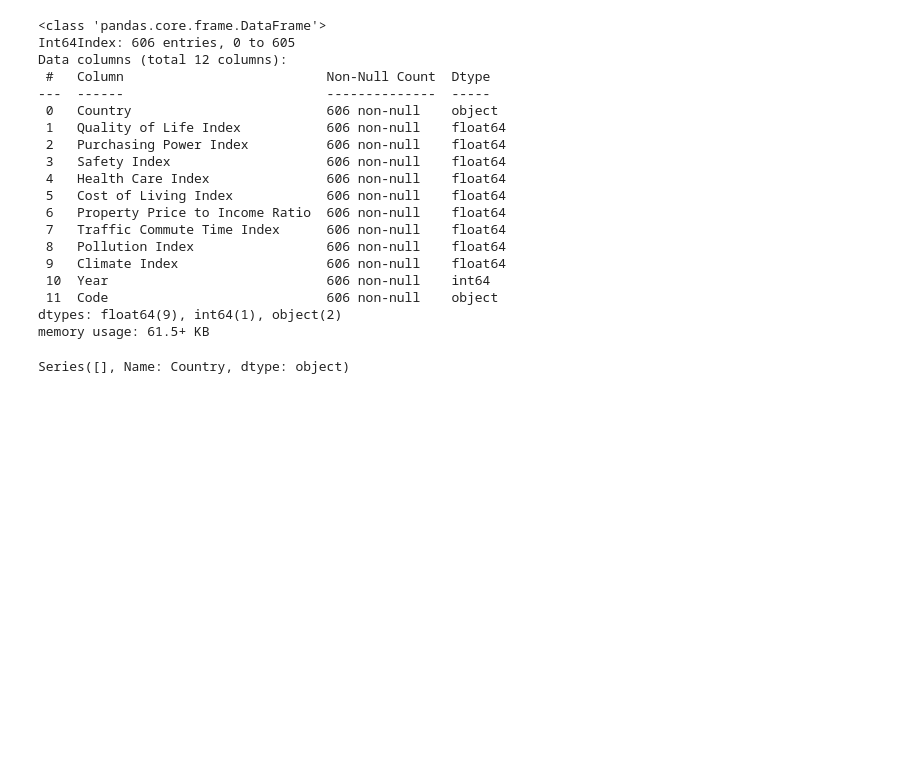
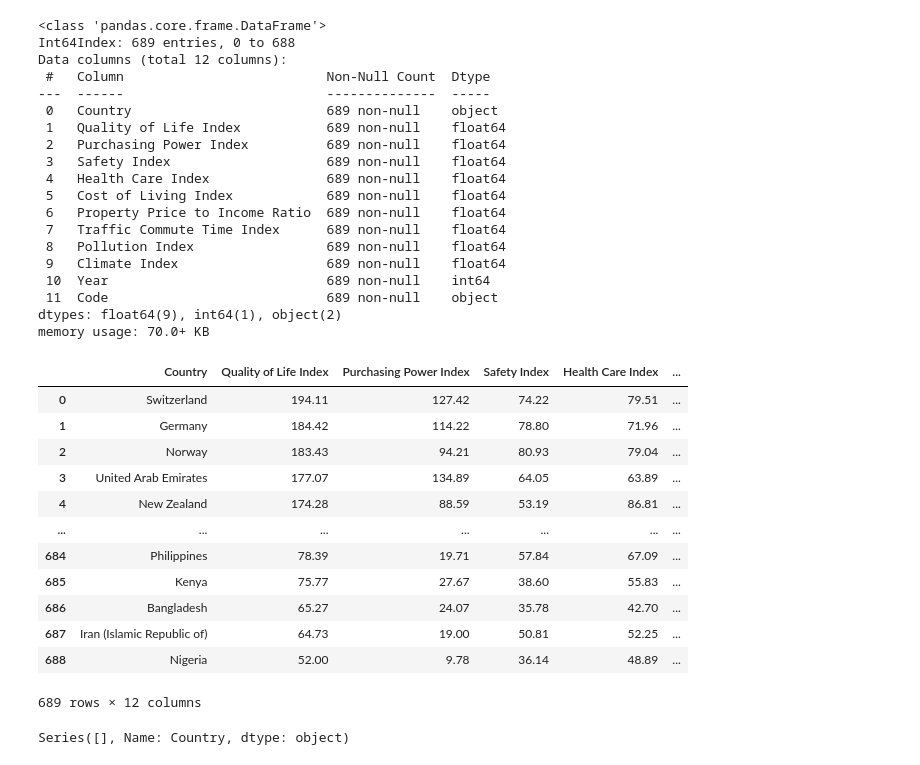
Before and after one commit to rockdonald2/WhereShouldIGoViz, a Jupyter notebook: normalizeData.ipynb, the cells around one changed output. Cells and saved outputs as stored; diff of their text form; code cells hidden in the pictures; blank space fills up the shorter version.

```diff
--- a/normalizeData.ipynb
+++ b/normalizeData.ipynb
@@ -71,26 +71,40 @@ mergedData.loc[mergedData['Country'] == 'Bolivia', 'Country'] = 'Bolivia (Plurin
 mergedData = mergedData.merge(codes, how='left', left_on='Country', right_on='Country')
 # %%
 mergedData.info()
+mergedData
 # %% [output]
 <class 'pandas.core.frame.DataFrame'>
-Int64Index: 606 entries, 0 to 605
+Int64Index: 689 entries, 0 to 688
 Data columns (total 12 columns):
  #   Column                          Non-Null Count  Dtype
 ---  ------                          --------------  -----
- 0   Country                         606 non-null    object
- 1   Quality of Life Index           606 non-null    float64
- 2   Purchasing Power Index          606 non-null    float64
- 3   Safety Index                    606 non-null    float64
- 4   Health Care Index               606 non-null    float64
- 5   Cost of Living Index            606 non-null    float64
- 6   Property Price to Income Ratio  606 non-null    float64
- 7   Traffic Commute Time Index      606 non-null    float64
- 8   Pollution Index                 606 non-null    float64
- 9   Climate Index                   606 non-null    float64
- 10  Year                            606 non-null    int64
- 11  Code                            606 non-null    object
+ 0   Country                         689 non-null    object
+ 1   Quality of Life Index           689 non-null    float64
+ 2   Purchasing Power Index          689 non-null    float64
+ 3   Safety Index                    689 non-null    float64
+ 4   Health Care Index               689 non-null    float64
+ 5   Cost of Living Index            689 non-null    float64
+ 6   Property Price to Income Ratio  689 non-null    float64
+ 7   Traffic Commute Time Index      689 non-null    float64
+ 8   Pollution Index                 689 non-null    float64
+ 9   Climate Index                   689 non-null    float64
+ 10  Year                            689 non-null    int64
+ 11  Code                            689 non-null    object
 dtypes: float64(9), int64(1), object(2)
-memory usage: 61.5+ KB
+memory usage: 70.0+ KB
+|  | Country | Quality of Life Index | Purchasing Power Index | Safety Index | Health Care Index | ... |
+| 0 | Switzerland | 194.11 | 127.42 | 74.22 | 79.51 | ... |
+| 1 | Germany | 184.42 | 114.22 | 78.80 | 71.96 | ... |
+| 2 | Norway | 183.43 | 94.21 | 80.93 | 79.04 | ... |
+| 3 | United Arab Emirates | 177.07 | 134.89 | 64.05 | 63.89 | ... |
+| 4 | New Zealand | 174.28 | 88.59 | 53.19 | 86.81 | ... |
+| ... | ... | ... | ... | ... | ... | ... |
+| 684 | Philippines | 78.39 | 19.71 | 57.84 | 67.09 | ... |
+| 685 | Kenya | 75.77 | 27.67 | 38.60 | 55.83 | ... |
+| 686 | Bangladesh | 65.27 | 24.07 | 35.78 | 42.70 | ... |
+| 687 | Iran (Islamic Republic of) | 64.73 | 19.00 | 50.81 | 52.25 | ... |
+| 688 | Nigeria | 52.00 | 9.78 | 36.14 | 48.89 | ... |
+689 rows × 12 columns
 # %%
 mergedData.loc[mergedData['Code'].isnull(), 'Country']
 # %% [output]
```
Also changed, not shown: parts of 6 cells of this notebook, 15 other files.
